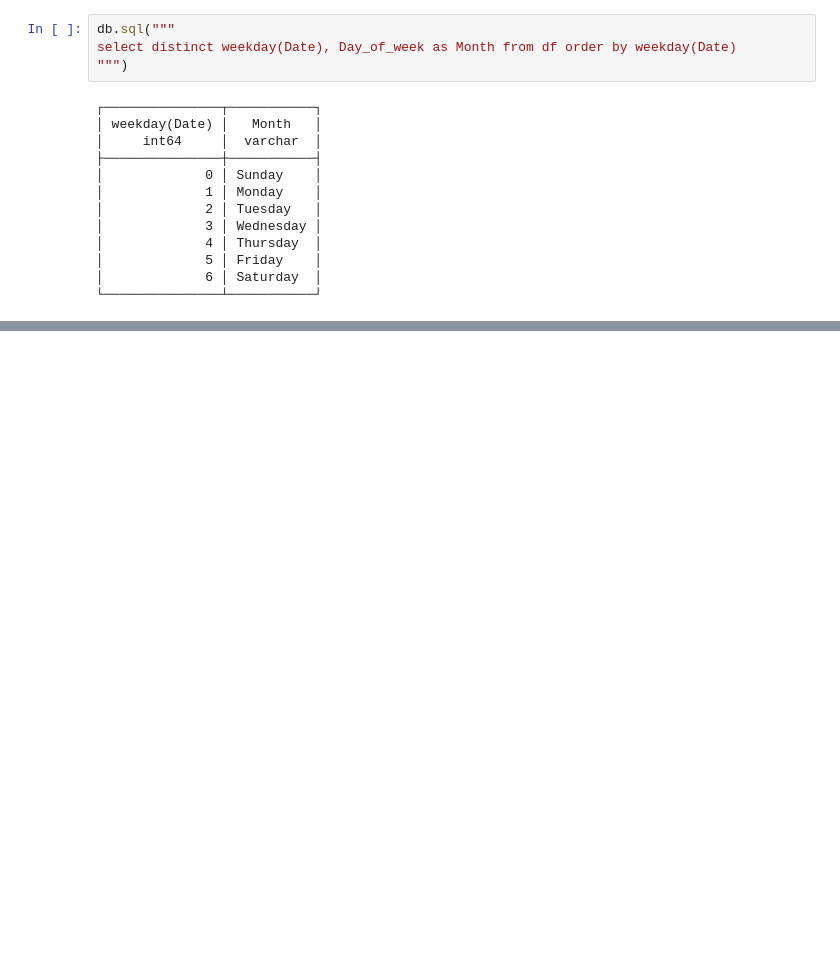
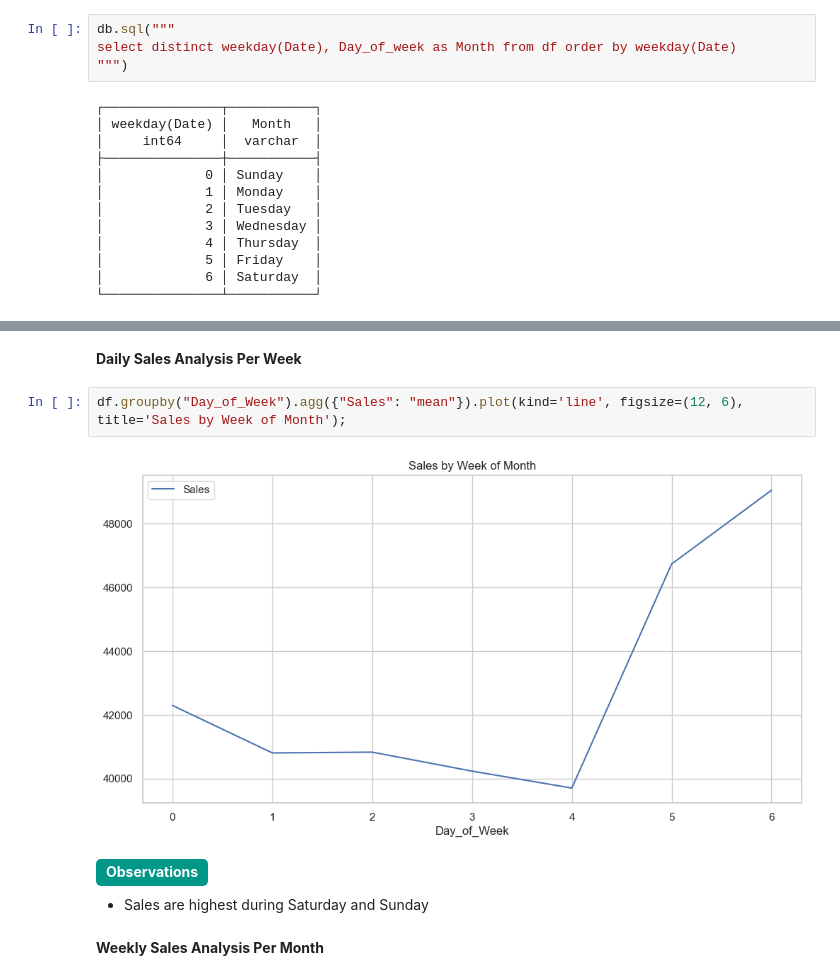
Before and after one commit to gautamnaik1994/SalesForecasting_ML_CaseStudy, a Jupyter notebook: notebooks/eda/02.EDA.ipynb, the cells around one changed output, grey strips where cells are left out. Drawn from its saved outputs; the diff is of its cells as text; blank space fills up the shorter version.

```diff
--- a/notebooks/eda/02.EDA.ipynb
+++ b/notebooks/eda/02.EDA.ipynb
@@ -267,0 +250,12 @@ df
+# %% [markdown]
+**Daily Sales Analysis Per Week**
+# %%
+df.groupby("Day_of_Week").agg({"Sales": "mean"}).plot(kind='line', figsize=(12, 6), title='Sales by Week of Month');
+# %% [output]
+[figure, added]
+# %% [markdown]
+<b style='padding: 4px 10px 6px 10px;border-radius: 5px;background: #009688;color: #fff;display: inline-block;'>Observations</b>
+
+- Sales are highest during Saturday and Sunday
+# %% [markdown]
+**Weekly Sales Analysis Per Month**
```
Also changed, not shown: parts of 34 cells of this notebook, 8 other files.
